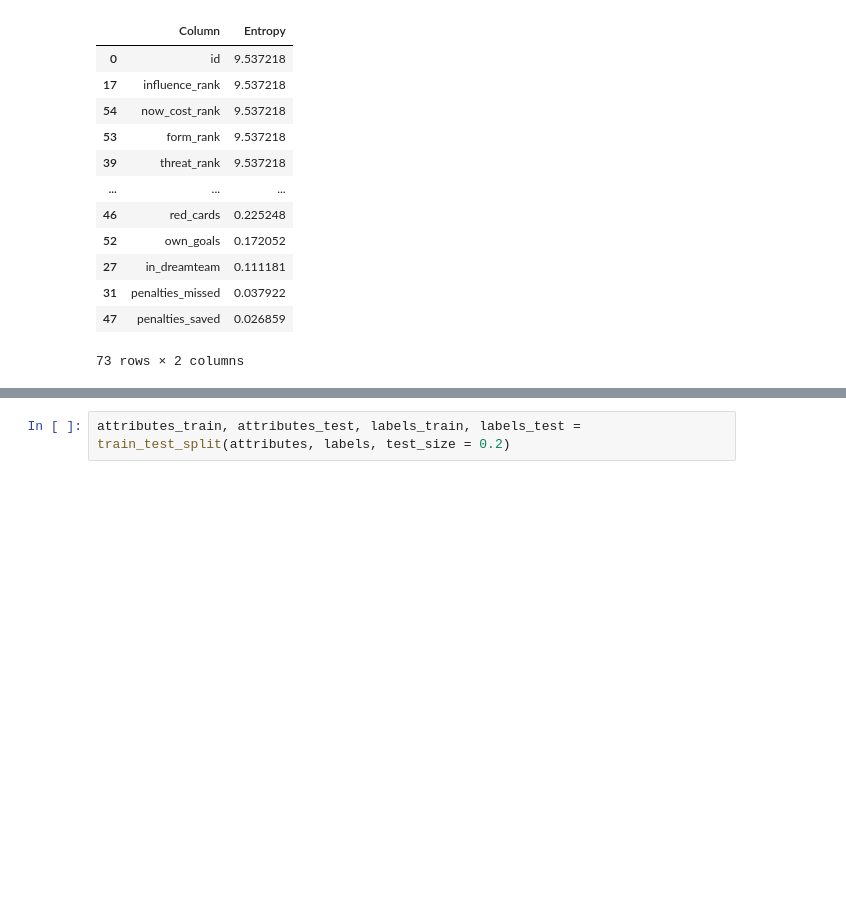
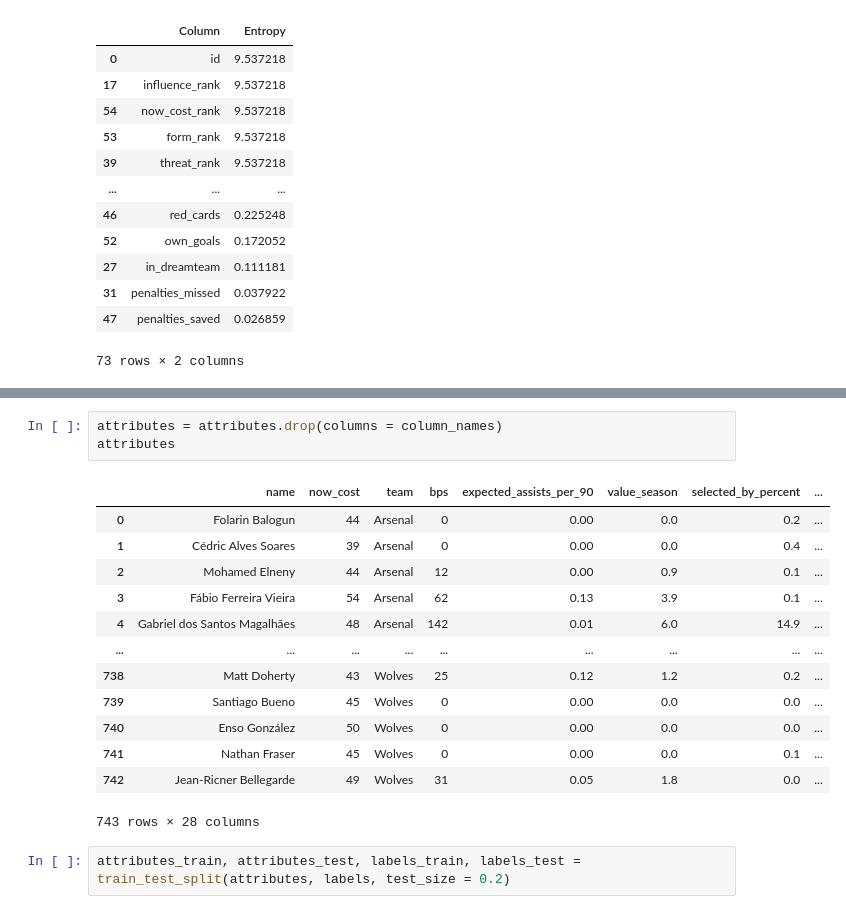
Before and after one commit to jordan-bonev/Fantasy-Premier-League-Points-Prediction, a Jupyter notebook: Fantasy-Premier-League-Points-Prediction.ipynb, the cells around one changed output, grey strips where cells are left out. Drawn from its saved outputs; the diff is of its cells as text; blank space fills up the shorter version.

```diff
--- a/Fantasy-Premier-League-Points-Prediction.ipynb
+++ b/Fantasy-Premier-League-Points-Prediction.ipynb
@@ -197,3 +225,20 @@ features_list
+# %%
+attributes = attributes.drop(columns = column_names)
+attributes
+# %% [output]
+|  | name | now_cost | team | bps | expected_assists_per_90 | value_season | selected_by_percent | ... |
+| 0 | Folarin Balogun | 44 | Arsenal | 0 | 0.00 | 0.0 | 0.2 | ... |
+| 1 | Cédric Alves Soares | 39 | Arsenal | 0 | 0.00 | 0.0 | 0.4 | ... |
+| 2 | Mohamed Elneny | 44 | Arsenal | 12 | 0.00 | 0.9 | 0.1 | ... |
+| 3 | Fábio Ferreira Vieira | 54 | Arsenal | 62 | 0.13 | 3.9 | 0.1 | ... |
+| 4 | Gabriel dos Santos Magalhães | 48 | Arsenal | 142 | 0.01 | 6.0 | 14.9 | ... |
+| ... | ... | ... | ... | ... | ... | ... | ... | ... |
+| 738 | Matt Doherty | 43 | Wolves | 25 | 0.12 | 1.2 | 0.2 | ... |
+| 739 | Santiago Bueno | 45 | Wolves | 0 | 0.00 | 0.0 | 0.0 | ... |
+| 740 | Enso González | 50 | Wolves | 0 | 0.00 | 0.0 | 0.0 | ... |
+| 741 | Nathan Fraser | 45 | Wolves | 0 | 0.00 | 0.0 | 0.1 | ... |
+| 742 | Jean-Ricner Bellegarde | 49 | Wolves | 31 | 0.05 | 1.8 | 0.0 | ... |
+743 rows × 28 columns
 # %%
 attributes_train, attributes_test, labels_train, labels_test = train_test_split(attributes, labels, test_size = 0.2)
 # %%
```
Also changed, not shown: parts of 9 cells of this notebook.
